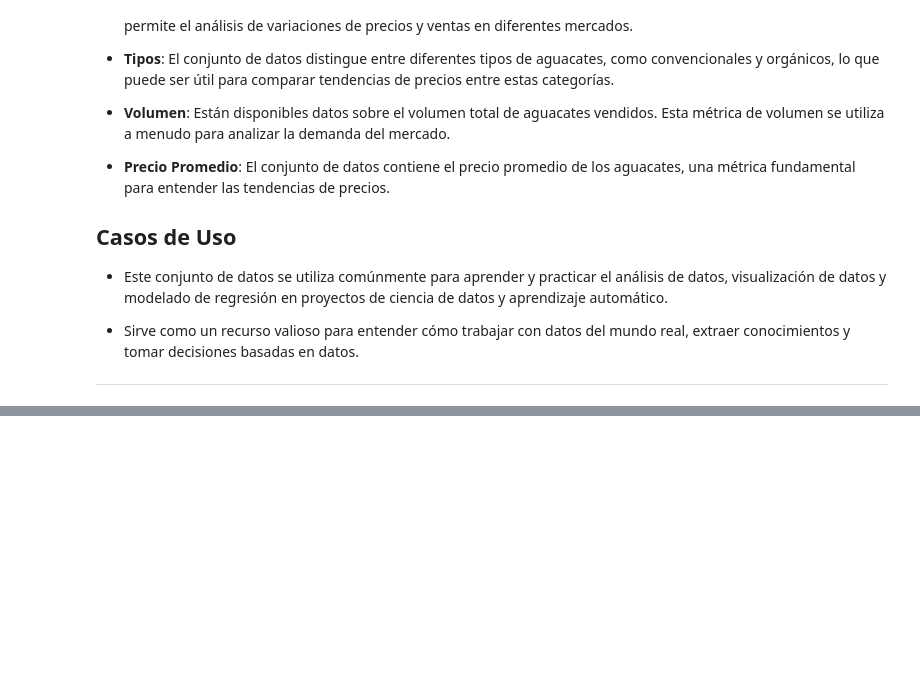
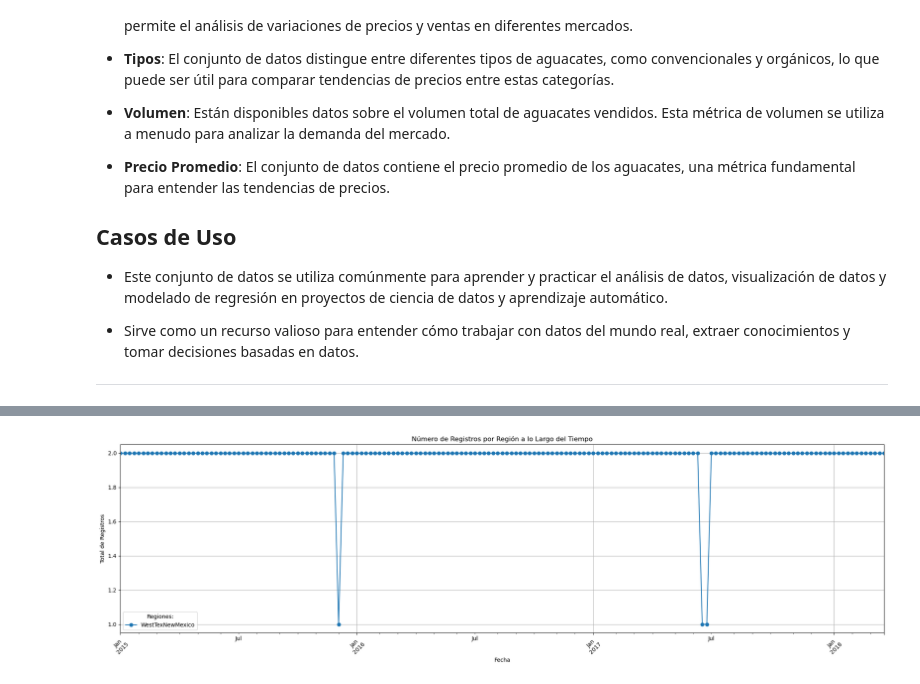
Before and after one commit to cpujol-dev/MiniProjectAavocado, a Jupyter notebook: 0.DataSet_base.ipynb, the cells around one changed output, grey strips where cells are left out. Cells and saved outputs as stored; diff of their text form; code cells hidden in the pictures; blank space fills up the shorter version.

```diff
--- a/0.DataSet_base.ipynb
+++ b/0.DataSet_base.ipynb
@@ -44,0 +39,14 @@ NameError: name 'df' is not defined
+# %%
+import pandas as pd
+import seaborn as sns
+import matplotlib.pyplot as plt
+import avocado_manager as av
+av.init(); av.help(); av.info()
+display(av.df("df_type"))
+
+df_cp = av.df("df_cp")
+df_cp_cleaned = df_cp
+df_cp_cleaned['Suma Volums'] = df_cp_cleaned['Volume_Hass_S' ]+ df_cp_cleaned['Volume_Hass_L']+ df_cp_cleaned['Volume_Hass_XL' ]
+df_cp_cleaned['%Variacio'] = (df_cp_cleaned['Total Volume'] - df_cp_cleaned['Suma Volums'])*100/df_cp_cleaned['Total Volume']
+av.add(df_cp_cleaned,'df_cleaned')
+display(av.df("df_cleaned"))
@@ -44,0 +76,22 @@ NameError: name 'df' is not defined
+# %%
+import pandas as pd
+import seaborn as sns
+import matplotlib.pyplot as plt
+import avocado_manager as av
+df_cp = av.Manager.get_df("df_cp")
+
+df_count = df_cp.groupby(['Date', 'region']).size().reset_index(name='Total')
+df_pivot = df_count.pivot(index='Date', columns='region', values='Total').fillna(0)
+diferencias = df_pivot.apply(lambda x: x.nunique() > 1, axis=0)
+regiones_con_diferencias = diferencias[diferencias].index.tolist()
+df_pivot[regiones_con_diferencias].plot(kind='line', marker='o',figsize=(20, 6))
+plt.title('Número de Registros por Región a lo Largo del Tiempo')
+plt.xlabel('Fecha')
+plt.ylabel('Total de Registros')
+plt.xticks(rotation=45)
+plt.grid()
+plt.legend(title='Regiones:')
+plt.tight_layout()
+plt.show()
+# %% [output]
+[figure, added]
```
Also changed, not shown: parts of 5 cells of this notebook, 2 other files.
